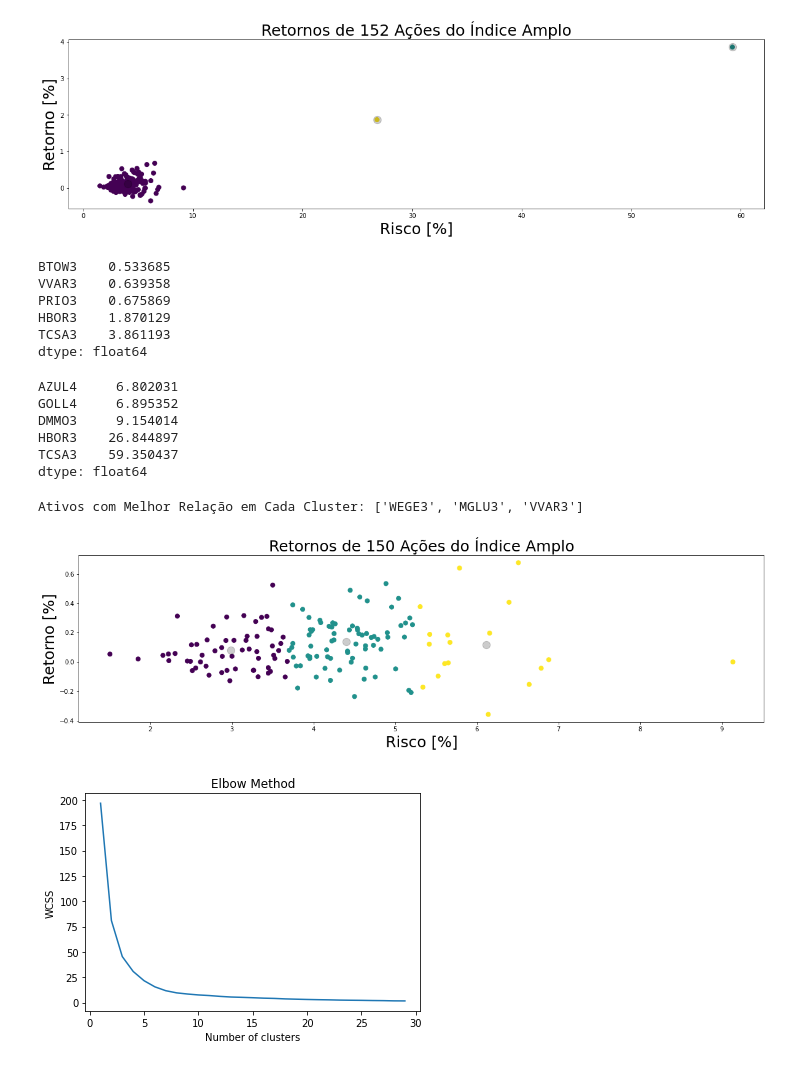
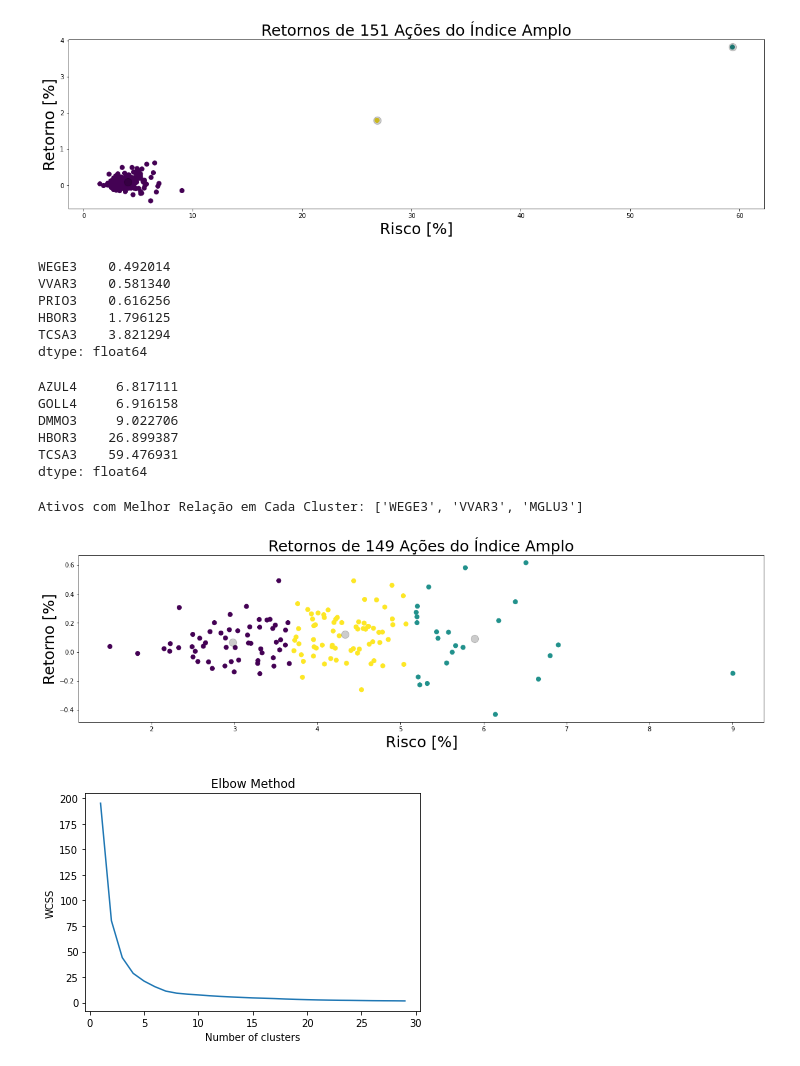
Before and after one commit to marcelinoandrade/Processamento-Digital-de-Sinais-Financeiros, a Jupyter notebook: Aula Extra 3 - K-Means e Carteira de Ativos para Swing.ipynb, the cells around one changed output. Drawn from its saved outputs; the diff is of its cells as text; code cells hidden in the pictures.

```diff
--- a/Aula Extra 3 - K-Means e Carteira de Ativos para Swing.ipynb
+++ b/Aula Extra 3 - K-Means e Carteira de Ativos para Swing.ipynb
@@ -47,8 +47,8 @@ wrn.filterwarnings('ignore', category = UserWarning)
 from pandas_datareader import data
 from tqdm import tqdm
 
-start_date = '2019-08-24'
-end_date = '2020-08-24'
+start_date = '2019-09-07'
+end_date = '2020-09-07'
 
 
 df = pd.read_html('http://bvmf.bmfbovespa.com.br/indices/ResumoCarteiraTeorica.aspx?Indice=IBRA&idioma=pt-br')
@@ -135,52 +136,52 @@ Ativos com Melhor Relação em Cada Cluster: ['WEGE3', 'TCSA3', 'HBOR3']
 # %%
 retornos.mean().sort_values().tail()
 # %% [output]
-BTOW3    0.533685
-VVAR3    0.639358
-PRIO3    0.675869
-HBOR3    1.870129
-TCSA3    3.861193
+WEGE3    0.492014
+VVAR3    0.581340
+PRIO3    0.616256
+HBOR3    1.796125
+TCSA3    3.821294
 dtype: float64
 # %%
 retornos.std().sort_values().tail()
 # %% [output]
-AZUL4     6.802031
-GOLL4     6.895352
-DMMO3     9.154014
-HBOR3    26.844897
-TCSA3    59.350437
+AZUL4     6.817111
+GOLL4     6.916158
+DMMO3     9.022706
+HBOR3    26.899387
+TCSA3    59.476931
 dtype: float64
 # %%
 retornos=100*output[list(set(stocks)-set(['TCSA3','HBOR3']))].pct_change()
 stocks=retornos.columns
 
-X=np.array([[np.std(retornos[st]),np.mean(retornos[st])] for st in stocks])
+X=np.array([[np.std(retornos[sto]),np.mean(retornos[sto])] for sto in stocks])
 
 N=3
 
 kmeans = KMeans(n_clusters=N, random_state=0).fit(X)
 y_kmeans = kmeans.predict(X)
 
 fig = plt.subplots(figsize=(20,5))
 
 ax1=plt.subplot(1,1, 1)
 ax1.scatter(X[:, 0], X[:, 1], c=y_kmeans, s=50, cmap='viridis')
 ax1.set_title('Retornos de '+str(len(stocks))+' Ações do Índice Amplo',fontsize=25)
 ax1.set_xlabel('Risco [%]',fontsize=25)
 ax1.set_ylabel('Retorno [%]',fontsize=25)
 
 centers = kmeans.cluster_centers_
 plt.scatter(centers[:, 0], centers[:, 1], c='black', s=150, alpha=0.2);
 
 best=[]
 for i in range(N):
     ind=retornos[retornos.columns[np.where(y_kmeans==i)[0]]].mean()/retornos[retornos.columns[np.where(y_kmeans==i)[0]]].std()
     best.append(ind[ind==np.max(ind)])
 rb=list(pd.DataFrame(best).columns)
 print("Ativos com Melhor Relação em Cada Cluster:", rb)
 # %% [output]
-Ativos com Melhor Relação em Cada Cluster: ['WEGE3', 'MGLU3', 'VVAR3']
+Ativos com Melhor Relação em Cada Cluster: ['WEGE3', 'VVAR3', 'MGLU3']
-[figure, old version]
+[figure, new version]
 # %%
 wcss = []
 for i in range(1, 30):
```
Also changed, not shown: parts of 6 cells of this notebook.
